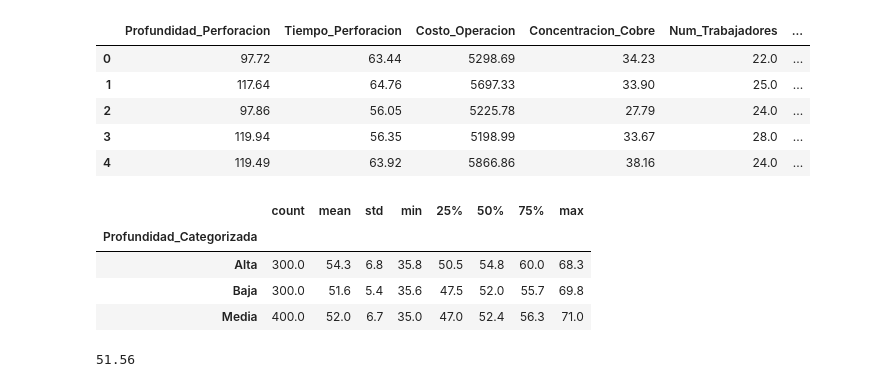
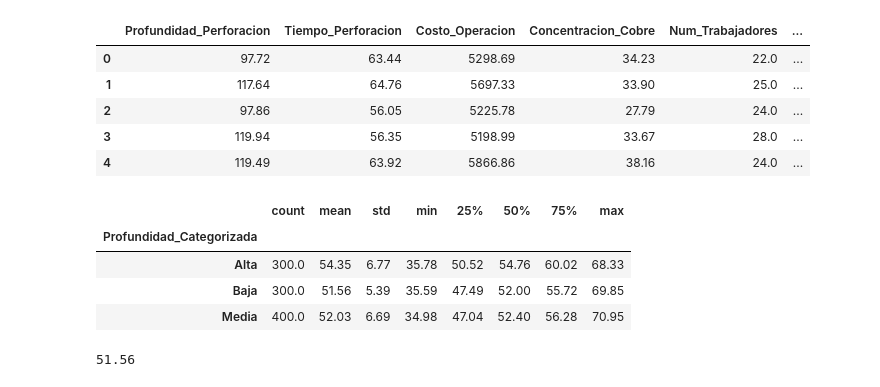
Before and after one commit to devProgressio/Quantitative_methods, a Jupyter notebook: Clases/sumativa2_parte2/sumativa_2_parte1.ipynb, the cells around one changed output. Cells and saved outputs as stored; diff of their text form; code cells hidden in the pictures.

```diff
--- a/Clases/sumativa2_parte2/sumativa_2_parte1.ipynb
+++ b/Clases/sumativa2_parte2/sumativa_2_parte1.ipynb
@@ -5,7 +5,7 @@ import seaborn as sns
 import pandas as pd
 # %%
 # Base de datos CSV
-data = pd.read_csv("base_datos.csv", encoding='utf-8', sep=",", decimal=".")
+data = pd.read_csv("base_datos.csv")
 data.head() # Cabecera de los datos.
 # %% [output]
 |  | Profundidad_Perforacion | Tiempo_Perforacion | Costo_Operacion | Concentracion_Cobre | Num_Trabajadores | ... |
@@ -128,13 +128,13 @@ data.head()
 | 4 | 119.49 | 63.92 | 5866.86 | 38.16 | 24.0 | ... |
 # %%
 # Descripción de la variable Tiempo_Perforacion para cada una de las categorias de Profundidad_Categorizada.
-data.groupby("Profundidad_Categorizada")["Tiempo_Perforacion"].describe().round(1)
+data.groupby("Profundidad_Categorizada")["Tiempo_Perforacion"].describe().round(2)
 # %% [output]
 |  | count | mean | std | min | 25% | 50% | 75% | max |
 | Profundidad_Categorizada |  |  |  |  |  |  |  |  |
-| Alta | 300.0 | 54.3 | 6.8 | 35.8 | 50.5 | 54.8 | 60.0 | 68.3 |
-| Baja | 300.0 | 51.6 | 5.4 | 35.6 | 47.5 | 52.0 | 55.7 | 69.8 |
-| Media | 400.0 | 52.0 | 6.7 | 35.0 | 47.0 | 52.4 | 56.3 | 71.0 |
+| Alta | 300.0 | 54.35 | 6.77 | 35.78 | 50.52 | 54.76 | 60.02 | 68.33 |
+| Baja | 300.0 | 51.56 | 5.39 | 35.59 | 47.49 | 52.00 | 55.72 | 69.85 |
+| Media | 400.0 | 52.03 | 6.69 | 34.98 | 47.04 | 52.40 | 56.28 | 70.95 |
 # %%
 # Tiempo de perforación medio para profundidades bajas.
 data[data["Profundidad_Categorizada"] == "Baja"]["Tiempo_Perforacion"].mean().round(2)
```
Also changed, not shown: parts of 2 cells of this notebook, 22 other files.
